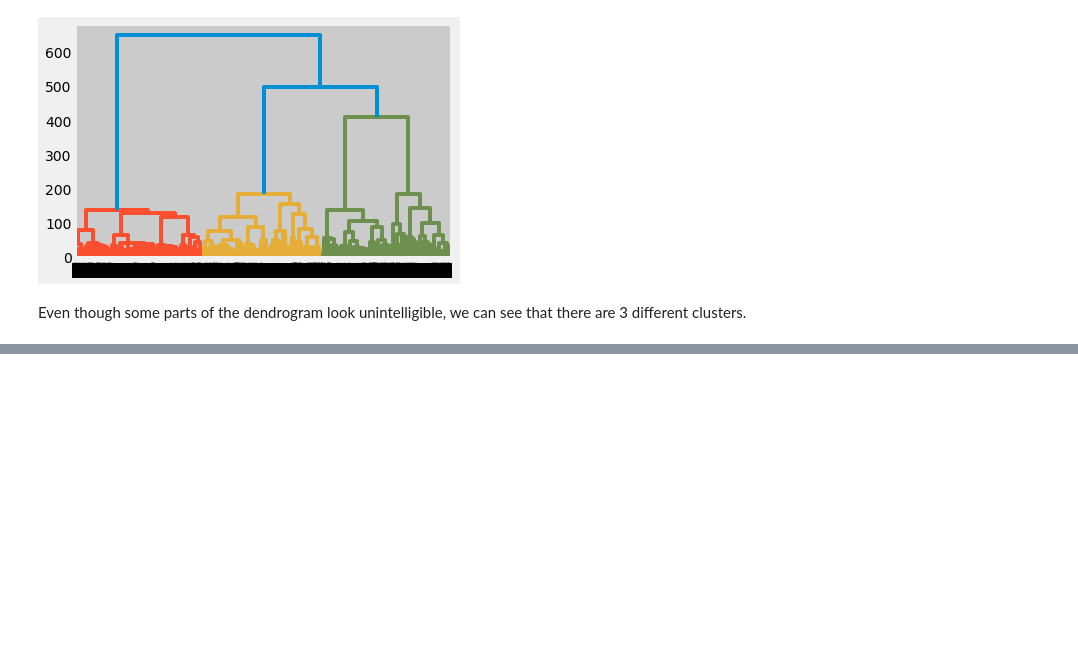
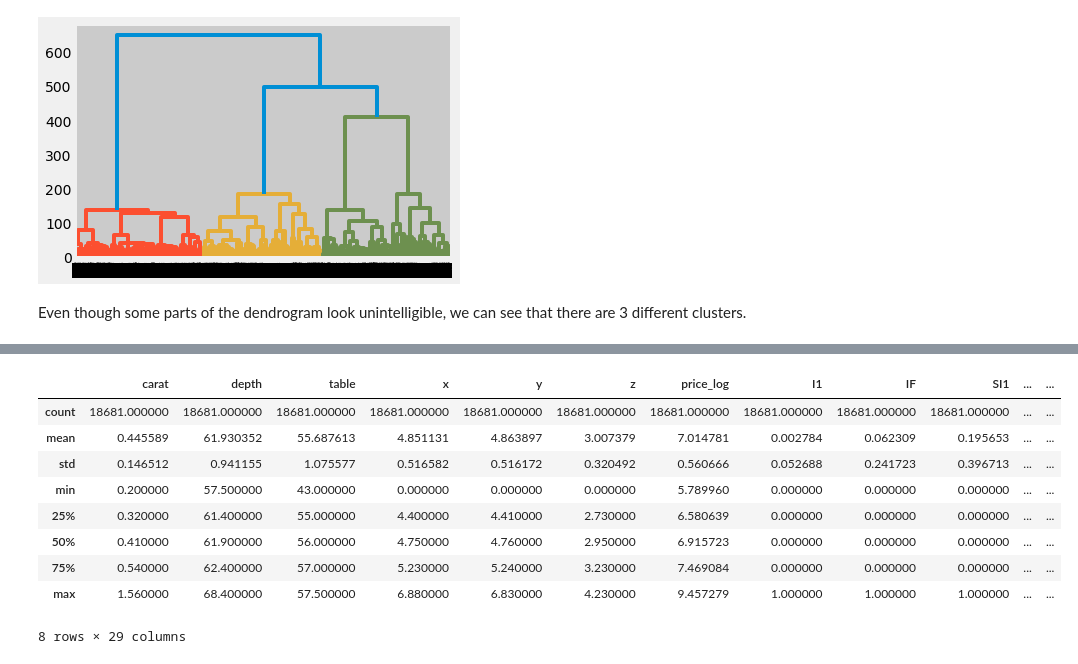
Before and after one commit to PatWieczorek/diamond, a Jupyter notebook: model.ipynb, the cells around one changed output, grey strips where cells are left out. Drawn from its saved outputs; the diff is of its cells as text; code cells hidden in the pictures; blank space fills up the shorter version.

```diff
--- a/model.ipynb
+++ b/model.ipynb
@@ -267,0 +291,13 @@ sc.fit(df_kmeans)
+# %%
+df_kmeans.loc[df_kmeans["spetral_pred"] == 1].describe()
+# %% [output]
+|  | carat | depth | table | x | y | z | price_log | I1 | IF | SI1 | ... | ... |
+| count | 18681.000000 | 18681.000000 | 18681.000000 | 18681.000000 | 18681.000000 | 18681.000000 | 18681.000000 | 18681.000000 | 18681.000000 | 18681.000000 | ... | ... |
+| mean | 0.445589 | 61.930352 | 55.687613 | 4.851131 | 4.863897 | 3.007379 | 7.014781 | 0.002784 | 0.062309 | 0.195653 | ... | ... |
+| std | 0.146512 | 0.941155 | 1.075577 | 0.516582 | 0.516172 | 0.320492 | 0.560666 | 0.052688 | 0.241723 | 0.396713 | ... | ... |
+| min | 0.200000 | 57.500000 | 43.000000 | 0.000000 | 0.000000 | 0.000000 | 5.789960 | 0.000000 | 0.000000 | 0.000000 | ... | ... |
+| 25% | 0.320000 | 61.400000 | 55.000000 | 4.400000 | 4.410000 | 2.730000 | 6.580639 | 0.000000 | 0.000000 | 0.000000 | ... | ... |
+| 50% | 0.410000 | 61.900000 | 56.000000 | 4.750000 | 4.760000 | 2.950000 | 6.915723 | 0.000000 | 0.000000 | 0.000000 | ... | ... |
+| 75% | 0.540000 | 62.400000 | 57.000000 | 5.230000 | 5.240000 | 3.230000 | 7.469084 | 0.000000 | 0.000000 | 0.000000 | ... | ... |
+| max | 1.560000 | 68.400000 | 57.500000 | 6.880000 | 6.830000 | 4.230000 | 9.457279 | 1.000000 | 1.000000 | 1.000000 | ... | ... |
+8 rows × 29 columns
```
Also changed, not shown: parts of 16 cells of this notebook.
